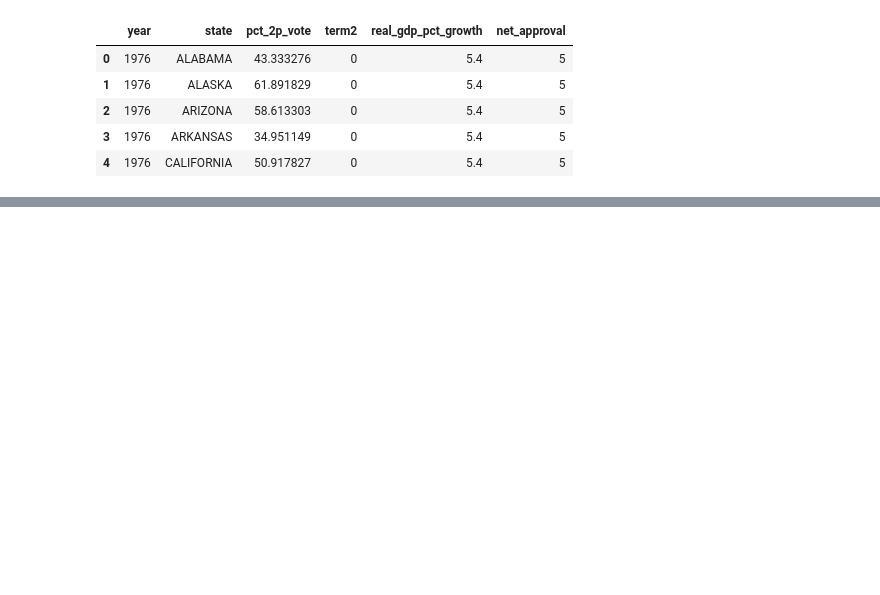
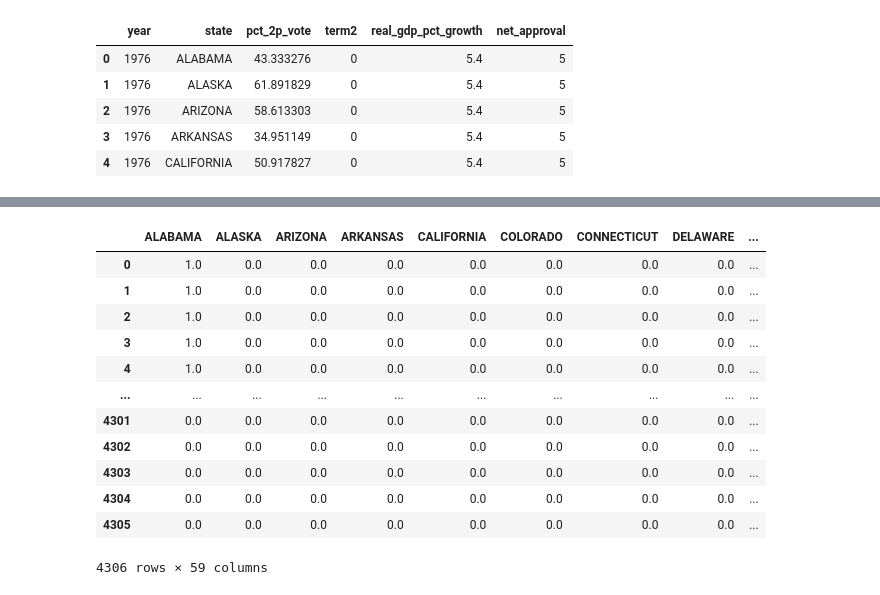
Before and after one commit to Majacodre/Campweek, a Jupyter notebook: linear_regression_workshop/electoral-votes.ipynb, the cells around one changed output, grey strips where cells are left out. Saved outputs shown, nothing was run; the diff lists cells and outputs as text; code cells hidden in the pictures; blank space fills up the shorter version.

```diff
--- a/linear_regression_workshop/electoral-votes.ipynb
+++ b/linear_regression_workshop/electoral-votes.ipynb
@@ -37,3 +45,34 @@ df.head(5)
 # %%
 enc = OneHotEncoder()
 scaler = StandardScaler()
+# %%
+y = df['candidatevotes']
+
+state_labels = np.unique(df['state'])
+state_matrix = enc.fit_transform(df['state'].values.reshape(-1,1)).toarray()
+state_matrix = pd.DataFrame(state_matrix, columns=state_labels)
+
+party_label = np.unique(df['party_simplified'])
+party_matrix = enc.fit_transform(df['party_simplified'].values.reshape(-1,1)).toarray()
+party_matrix = pd.DataFrame(party_matrix, columns = party_label )
+
+numerical_matrix = scaler.fit_transform(df[['pct_2p_vote','term2','real_gdp_pct_growth', 'net_approval']])
+numerical_matrix = pd.DataFrame(numerical_matrix, columns = ['pct_2p_vote','term2','real_gdp_pct_growth', 'net_approval'])
+
+X = pd.concat([state_matrix, party_matrix, numerical_matrix], axis = 1)
+
+display(X)
+# %% [output]
+|  | ALABAMA | ALASKA | ARIZONA | ARKANSAS | CALIFORNIA | COLORADO | CONNECTICUT | DELAWARE | ... |
+| 0 | 1.0 | 0.0 | 0.0 | 0.0 | 0.0 | 0.0 | 0.0 | 0.0 | ... |
+| 1 | 1.0 | 0.0 | 0.0 | 0.0 | 0.0 | 0.0 | 0.0 | 0.0 | ... |
+| 2 | 1.0 | 0.0 | 0.0 | 0.0 | 0.0 | 0.0 | 0.0 | 0.0 | ... |
+| 3 | 1.0 | 0.0 | 0.0 | 0.0 | 0.0 | 0.0 | 0.0 | 0.0 | ... |
+| 4 | 1.0 | 0.0 | 0.0 | 0.0 | 0.0 | 0.0 | 0.0 | 0.0 | ... |
+| ... | ... | ... | ... | ... | ... | ... | ... | ... | ... |
+| 4301 | 0.0 | 0.0 | 0.0 | 0.0 | 0.0 | 0.0 | 0.0 | 0.0 | ... |
+| 4302 | 0.0 | 0.0 | 0.0 | 0.0 | 0.0 | 0.0 | 0.0 | 0.0 | ... |
+| 4303 | 0.0 | 0.0 | 0.0 | 0.0 | 0.0 | 0.0 | 0.0 | 0.0 | ... |
+| 4304 | 0.0 | 0.0 | 0.0 | 0.0 | 0.0 | 0.0 | 0.0 | 0.0 | ... |
+| 4305 | 0.0 | 0.0 | 0.0 | 0.0 | 0.0 | 0.0 | 0.0 | 0.0 | ... |
+4306 rows × 59 columns
```
Also changed, not shown: parts of 6 cells of this notebook.
